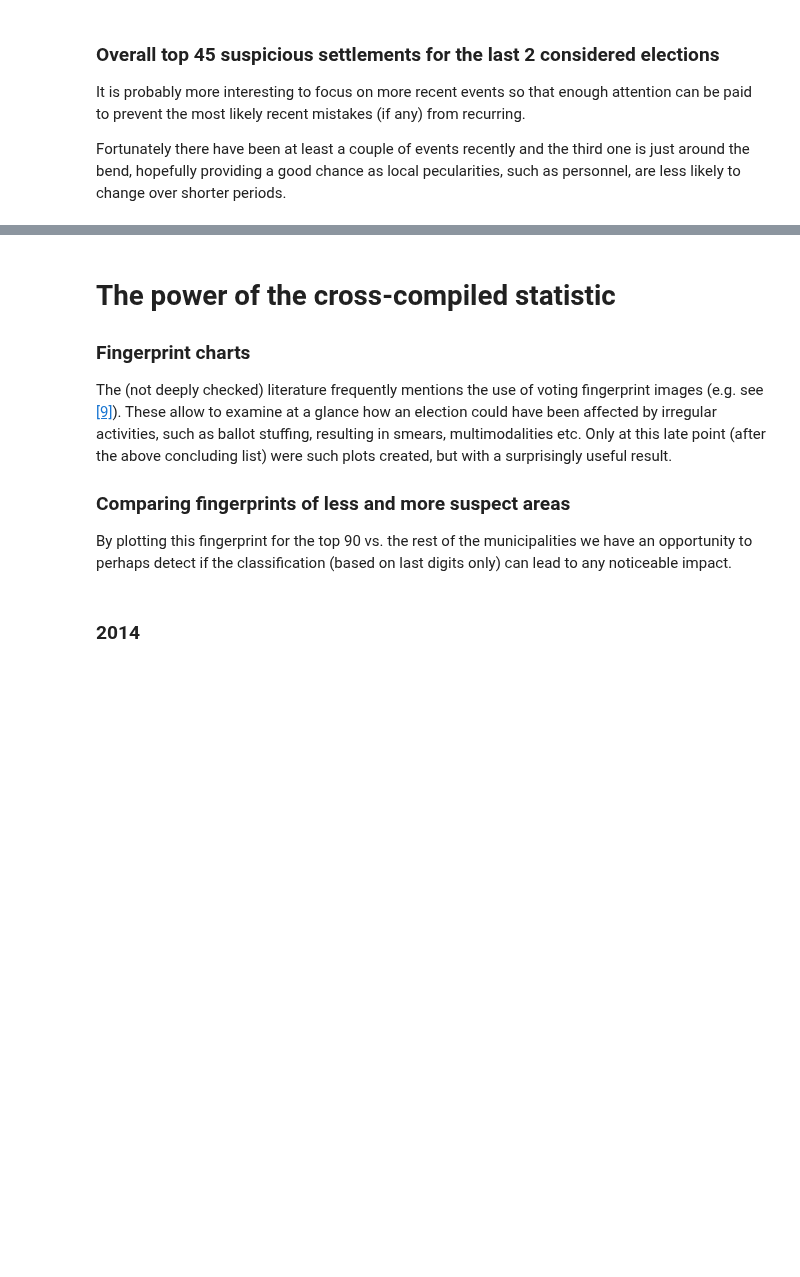
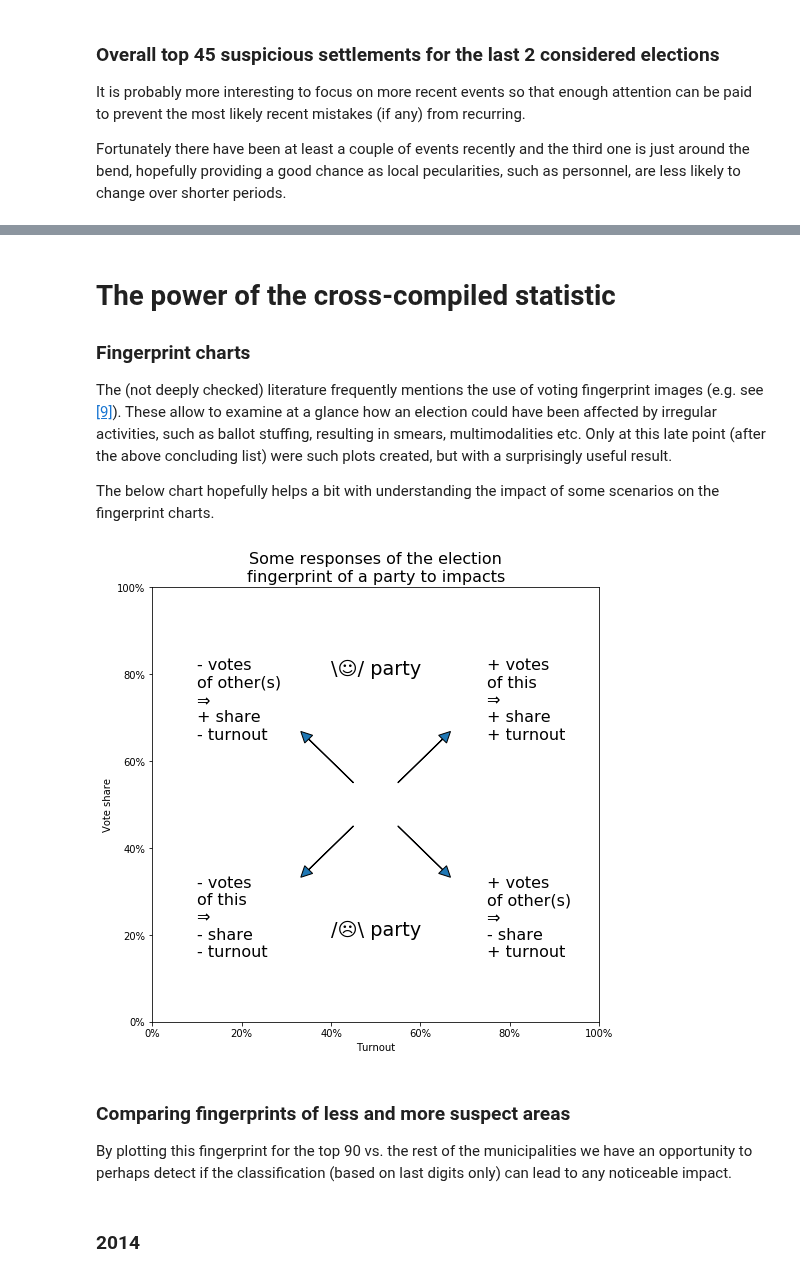
Before and after one commit to brezniczky/ep_elections_2019_hun, a Jupyter notebook: report.ipynb, the cells around one changed output, grey strips where cells are left out. Drawn from its saved outputs; the diff is of its cells as text; code cells hidden in the pictures; blank space fills up the shorter version.

```diff
--- a/report.ipynb
+++ b/report.ipynb
@@ -458,10 +459,21 @@ The (not deeply checked) literature frequently mentions the use of voting finger
 These allow to examine at a glance how an election could have been affected by irregular activities, such as ballot stuffing, resulting in smears, multimodalities etc.
 Only at this late point (after the above concluding list) were such plots created, but with a surprisingly useful result.
 
-<a id="fraud"></a>
-### Comparing fingerprints of less and more suspect areas
-
-By plotting this fingerprint for the top 90 vs. the rest of the municipalities we have an opportunity to perhaps detect if the classification (based on last digits only) can lead to any noticeable impact.
+The below chart hopefully helps a bit with understanding the impact of some scenarios on the fingerprint charts.
+# %%
+import matplotlib.pyplot as plt
+import drdigit as drd
+
+plt.rcParams['figure.figsize'] = [8, 8]
+
+drd.plot_explanatory_fingerprint_responses(fontsize=16)
+# %% [output]
+[figure, added]
+# %% [markdown]
+<a id="fraud"></a>
+### Comparing fingerprints of less and more suspect areas
+
+By plotting this fingerprint for the top 90 vs. the rest of the municipalities we have an opportunity to perhaps detect if the classification (based on last digits only) can lead to any noticeable impact.
 # %%
 import matplotlib.pyplot as plt
 
```
Also changed, not shown: parts of 20 cells of this notebook, 3 other files.
